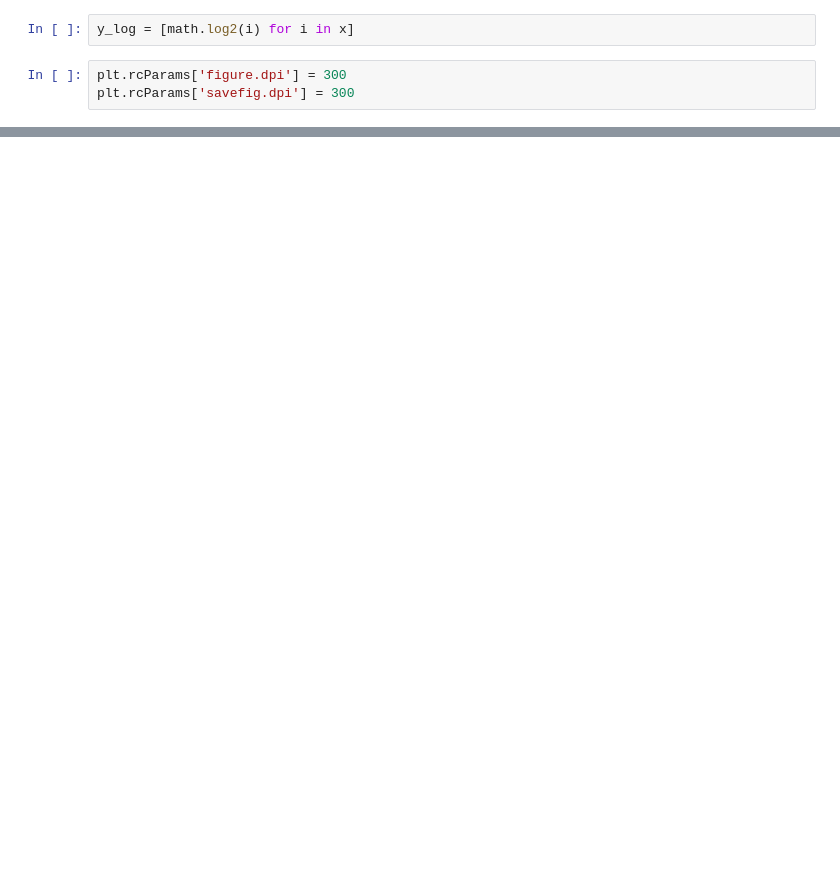
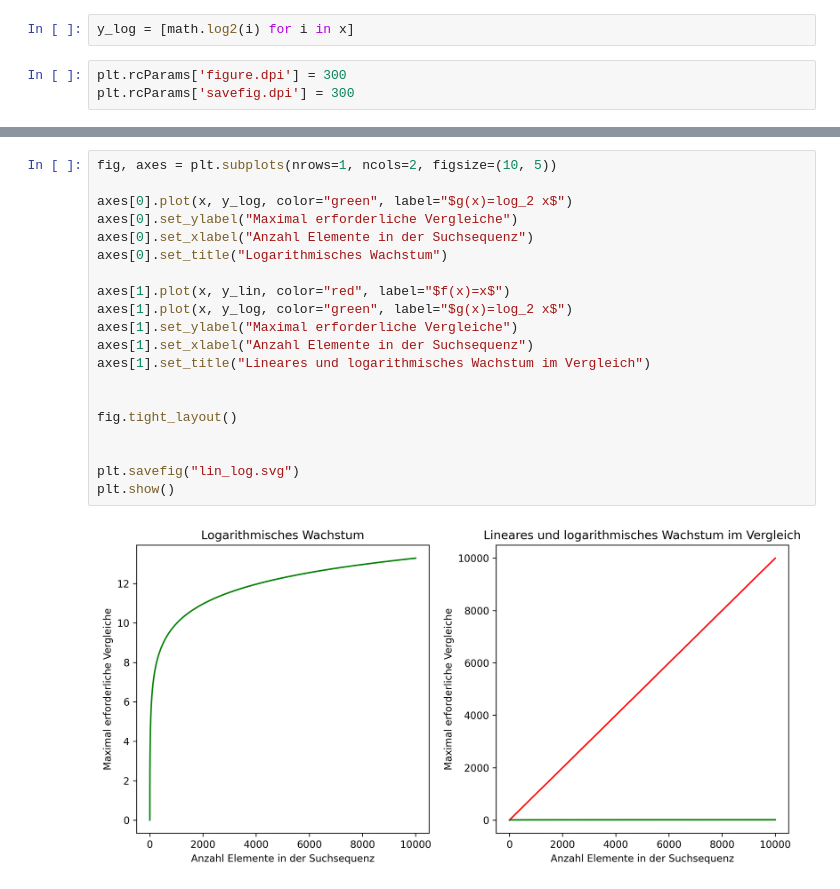
Before and after one commit to I-gW-23-27/Skript, a Jupyter notebook: docs/240326/images/lin_log.ipynb, the cells around one changed output, grey strips where cells are left out. Drawn from its saved outputs; the diff is of its cells as text; blank space fills up the shorter version.

Commit message:
Optimiere die Visualisierung

```diff
--- a/docs/240326/images/lin_log.ipynb
+++ b/docs/240326/images/lin_log.ipynb
@@ -33,0 +28,22 @@ print(math.log2(10_000))
+# %%
+fig, axes = plt.subplots(nrows=1, ncols=2, figsize=(10, 5))
+
+axes[0].plot(x, y_log, color="green", label="$g(x)=log_2 x$")
+axes[0].set_ylabel("Maximal erforderliche Vergleiche")
+axes[0].set_xlabel("Anzahl Elemente in der Suchsequenz")
+axes[0].set_title("Logarithmisches Wachstum")
+
+axes[1].plot(x, y_lin, color="red", label="$f(x)=x$")
+axes[1].plot(x, y_log, color="green", label="$g(x)=log_2 x$")
+axes[1].set_ylabel("Maximal erforderliche Vergleiche")
+axes[1].set_xlabel("Anzahl Elemente in der Suchsequenz")
+axes[1].set_title("Lineares und logarithmisches Wachstum im Vergleich")
+
+
+fig.tight_layout()
+
+
+plt.savefig("lin_log.svg")
+plt.show()
+# %% [output]
+[figure, added]
```
Also changed, not shown: parts of 7 cells of this notebook, 2 other files.
